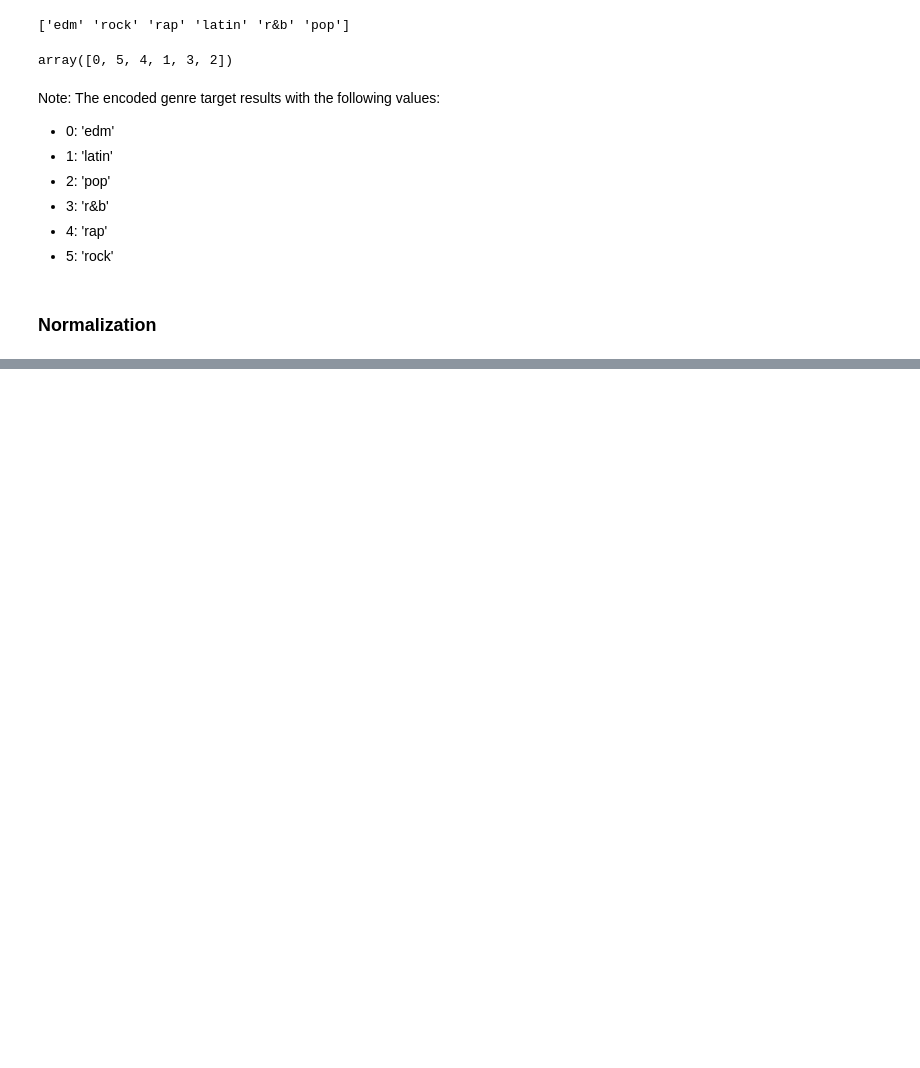
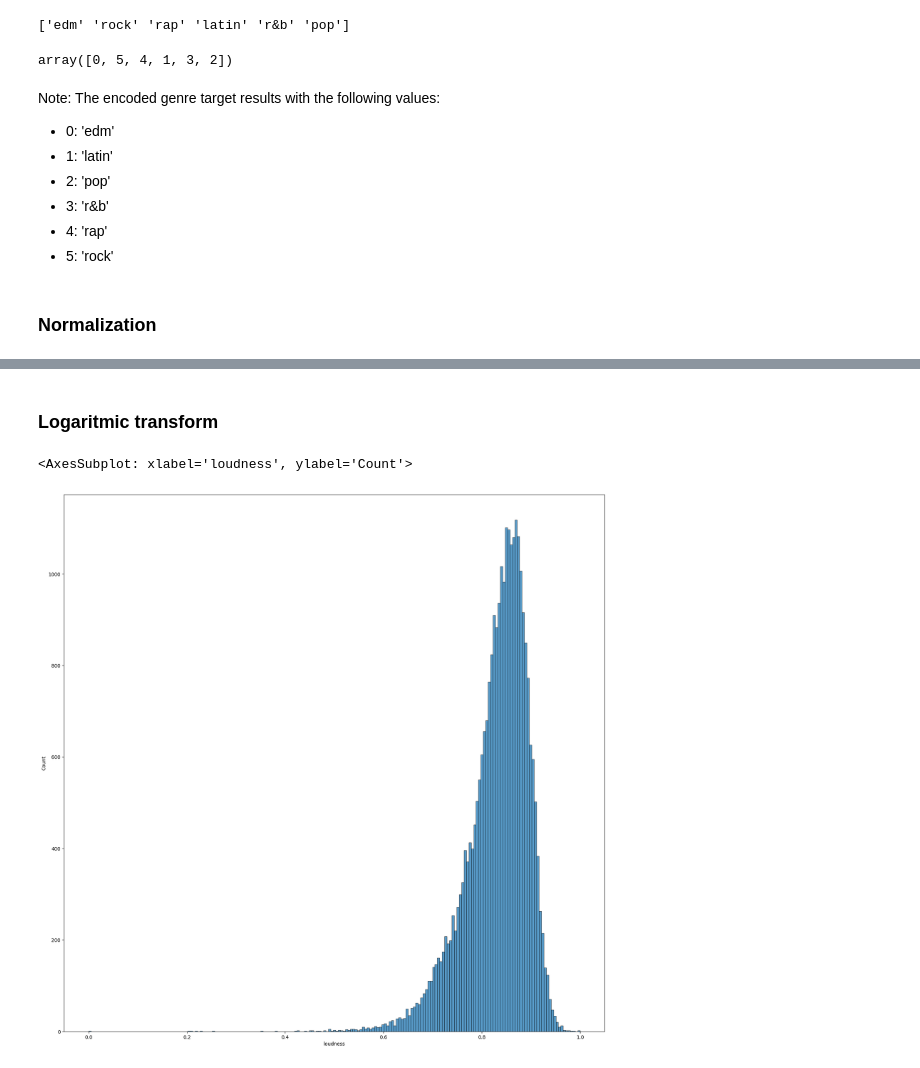
Before and after one commit to OscarOchoaS/Machine_Learning_Project, a Jupyter notebook: notebooks/3_feature_engineering.ipynb, the cells around one changed output, grey strips where cells are left out. Saved outputs shown, nothing was run; the diff lists cells and outputs as text; code cells hidden in the pictures; blank space fills up the shorter version.

```diff
--- a/notebooks/3_feature_engineering.ipynb
+++ b/notebooks/3_feature_engineering.ipynb
@@ -94,0 +92,11 @@ features_scaled.histogram();
+# %% [markdown]
+### Logaritmic transform
+# %%
+songs_data['speechiness'] = np.log(songs_data['speechiness'])
+songs_data['acousticness'] = np.cbrt(songs_data['acousticness'])
+songs_data['liveness'] = np.log(songs_data['liveness'])
+
+sns.histplot(data=songs_data.loudness)
+# %% [output]
+<AxesSubplot: xlabel='loudness', ylabel='Count'>
+[figure, added]
```
Also changed, not shown: parts of 9 cells of this notebook, 6 other files.
